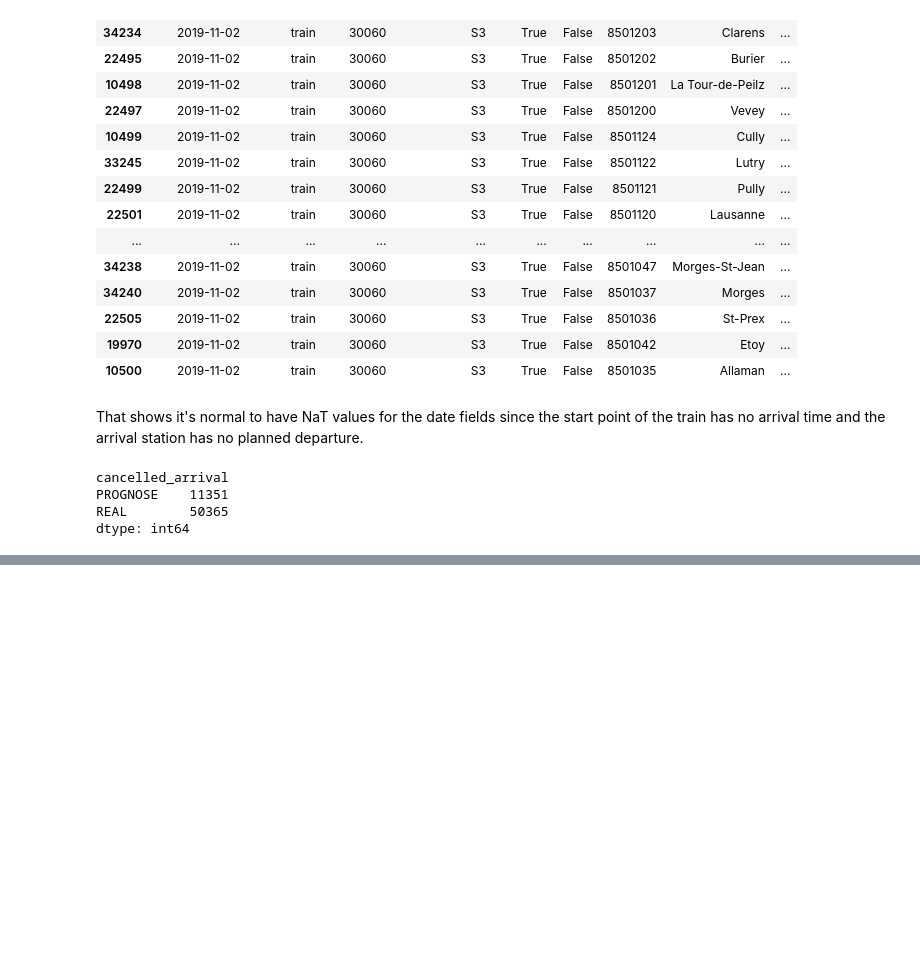
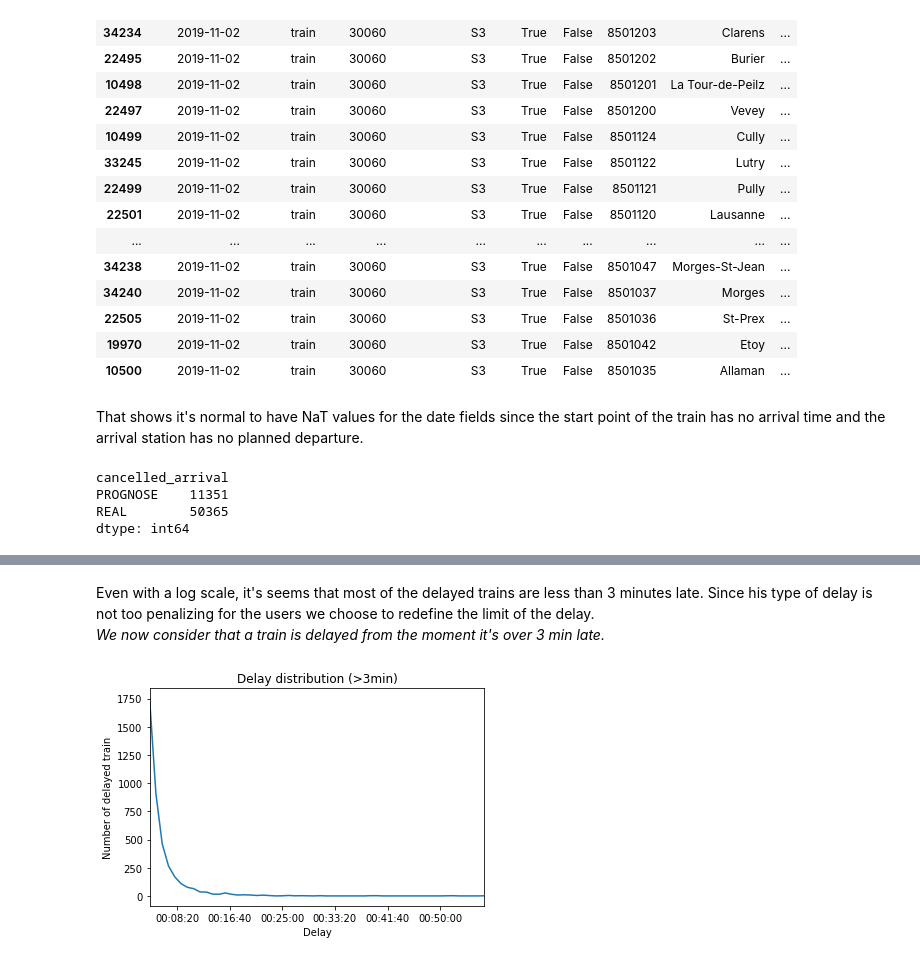
Before and after one commit to dimitriLallement/ADA-Project-2019, a Jupyter notebook: Project1.ipynb, the cells around one changed output, grey strips where cells are left out. Saved outputs shown, nothing was run; the diff lists cells and outputs as text; code cells hidden in the pictures; blank space fills up the shorter version.

```diff
--- a/Project1.ipynb
+++ b/Project1.ipynb
@@ -174,0 +200,12 @@ df.arrival_delay.fillna(datetime.timedelta(0), inplace=True)
+# %% [markdown]
+Even with a log scale, it's seems that most of the delayed trains are less than 3 minutes late.
+Since his type of delay is not too penalizing for the users we choose to redefine the limit of the delay.
+*We now consider that a train is delayed from the moment it's over 3 min late.*
+# %%
+dep_delayed.loc[dep_delayed.index > datetime.timedelta(minutes=3)].plot()
+plt.xlabel("Delay")
+plt.ylabel("Number of delayed train")
+plt.title("Delay distribution (>3min)")
+plt.show()
+# %% [output]
+[figure, added]
```
Also changed, not shown: parts of 10 cells of this notebook.
